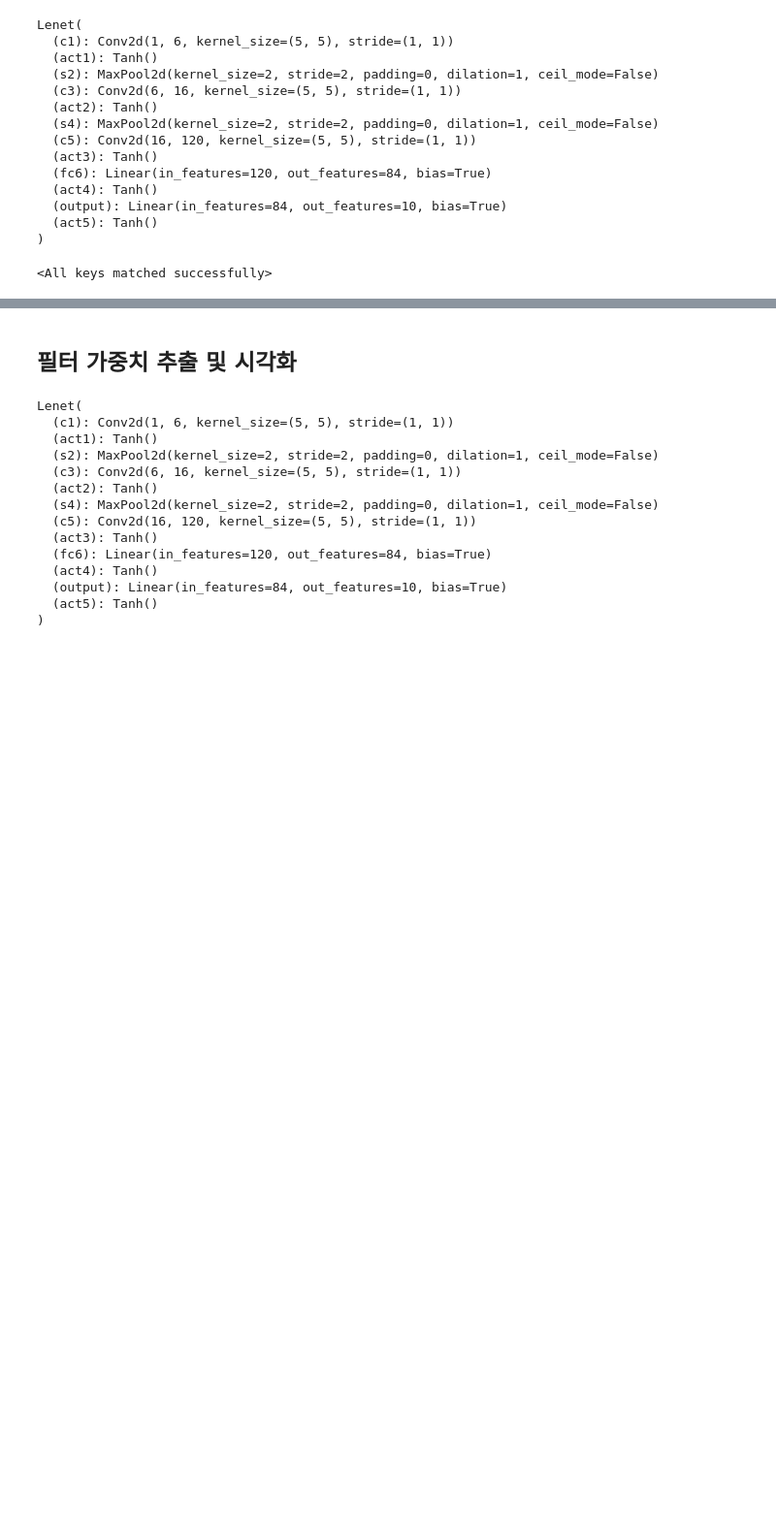
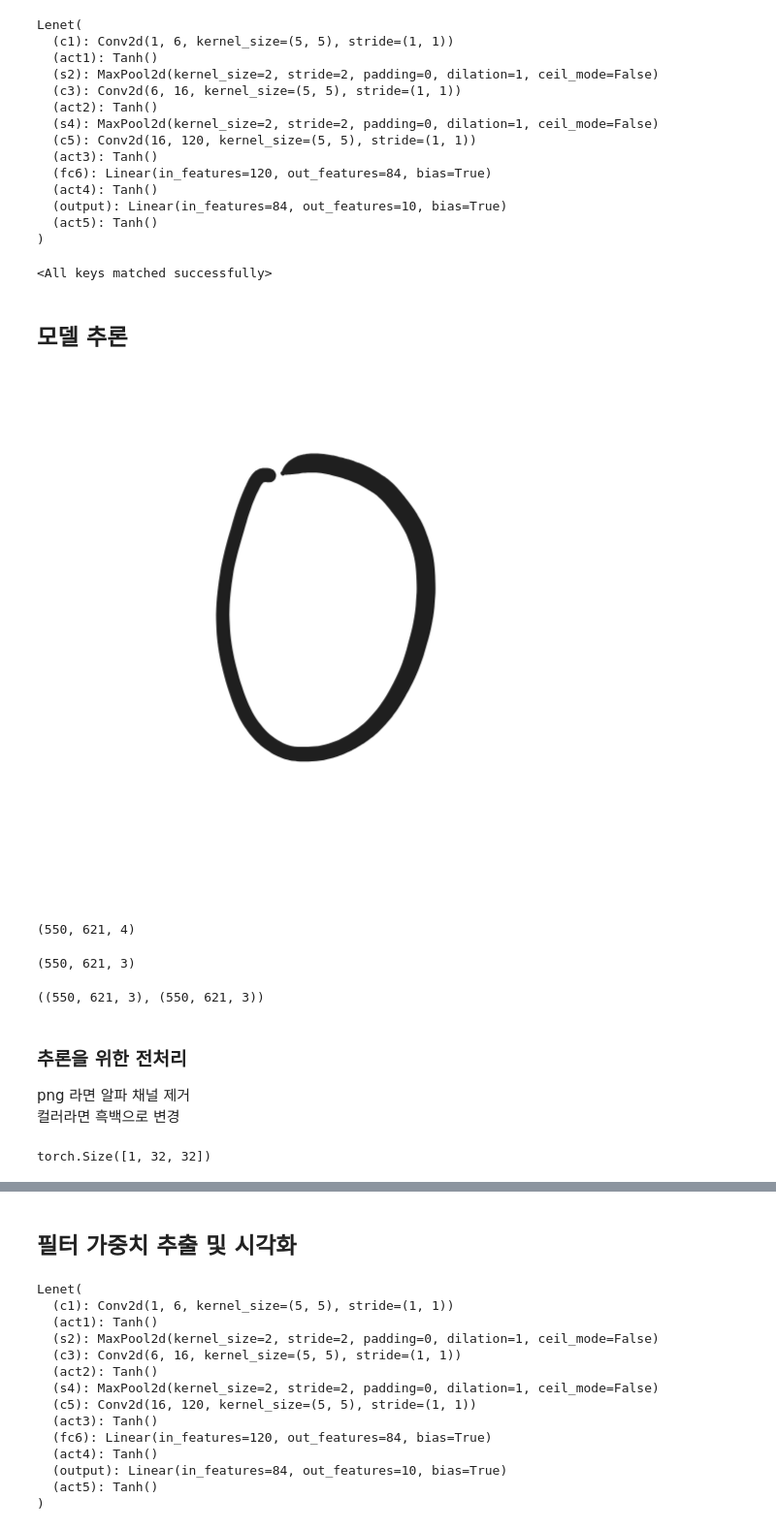
Before and after one commit to stonegyoung/Pytorch_Study, a Jupyter notebook: lenet_구현+MNIST.ipynb, the cells around one changed output, grey strips where cells are left out. Shown: that part at 97% size. Cells and saved outputs as stored; diff of their text form; code cells hidden in the pictures; blank space fills up the shorter version.

```diff
--- a/lenet_구현+MNIST.ipynb
+++ b/lenet_구현+MNIST.ipynb
@@ -338,3 +339,38 @@ Lenet(
 model.load_state_dict(torch.load('mnist_lenet.pth', map_location=torch.device('cpu')))
 # %% [output]
 <All keys matched successfully>
+# %% [markdown]
+## 모델 추론
+# %%
+# 이미지 불러오기
+from PIL import Image
+import numpy as np
+
+img = Image.open('mnist_infer.png')
+img
+# %% [output]
+[figure, added]
+# %%
+# 넘파이로 불러서 차원 확인
+numpy_img = np.array(img)
+numpy_img.shape
+# %% [output]
+(550, 621, 4)
+# %%
+# png기 때문에 4채널(RGBA)
+# 알파채널 제거 .convert('RGB')
+np.array(img.convert('RGB')).shape
+# %% [output]
+(550, 621, 3)
+# %%
+# jpg는 3채널(RGB)
+jpg_img = Image.open('mnist_infer.jpg')
+
+# 원본 jpg shape, convert한 shape
+np.array(jpg_img).shape, np.array(jpg_img.convert('RGB')).shape
+# %% [output]
+((550, 621, 3), (550, 621, 3))
+# %% [markdown]
+### 추론을 위한 전처리
+png 라면 알파 채널 제거
+컬러라면 흑백으로 변경
@@ -340,0 +391,4 @@ model.load_state_dict(torch.load('mnist_lenet.pth', map_location=torch.device('c
+# %%
+transform_img.shape
+# %% [output]
+torch.Size([1, 32, 32])
```
Also changed, not shown: parts of 7 cells of this notebook, 2 other files.
